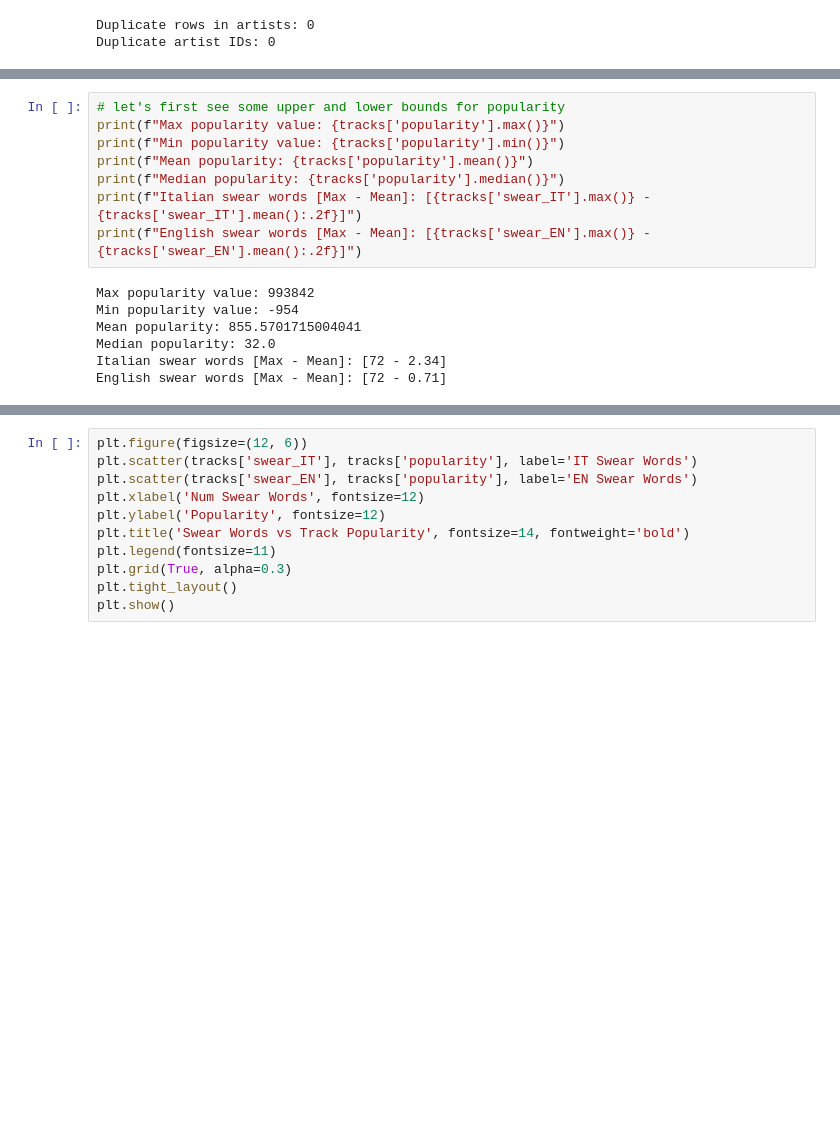
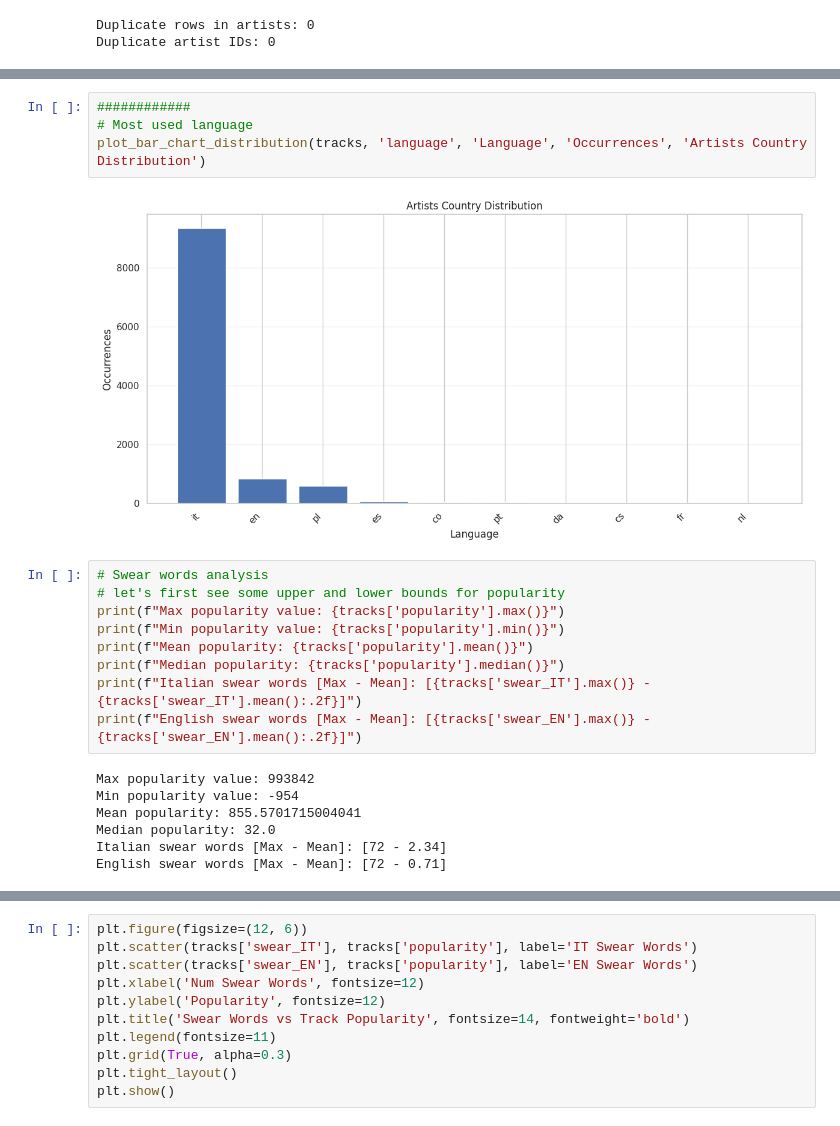
Before and after one commit to DGabri/data_mining_unipi, a Jupyter notebook: task_1/data_understanding.ipynb, the cells around one changed output, grey strips where cells are left out. Drawn from its saved outputs; the diff is of its cells as text; blank space fills up the shorter version.

```diff
--- a/task_1/data_understanding.ipynb
+++ b/task_1/data_understanding.ipynb
@@ -389,4 +330,11 @@ plt.show()
+# %%
+############
+# Most used language
+plot_bar_chart_distribution(tracks, 'language', 'Language', 'Occurrences', 'Artists Country Distribution')
+# %% [output]
+[figure, added]
 # %%
+# Swear words analysis
 # let's first see some upper and lower bounds for popularity
 print(f"Max popularity value: {tracks['popularity'].max()}")
 print(f"Min popularity value: {tracks['popularity'].min()}")
```
Also changed, not shown: parts of 39 cells of this notebook, 2 other files.
